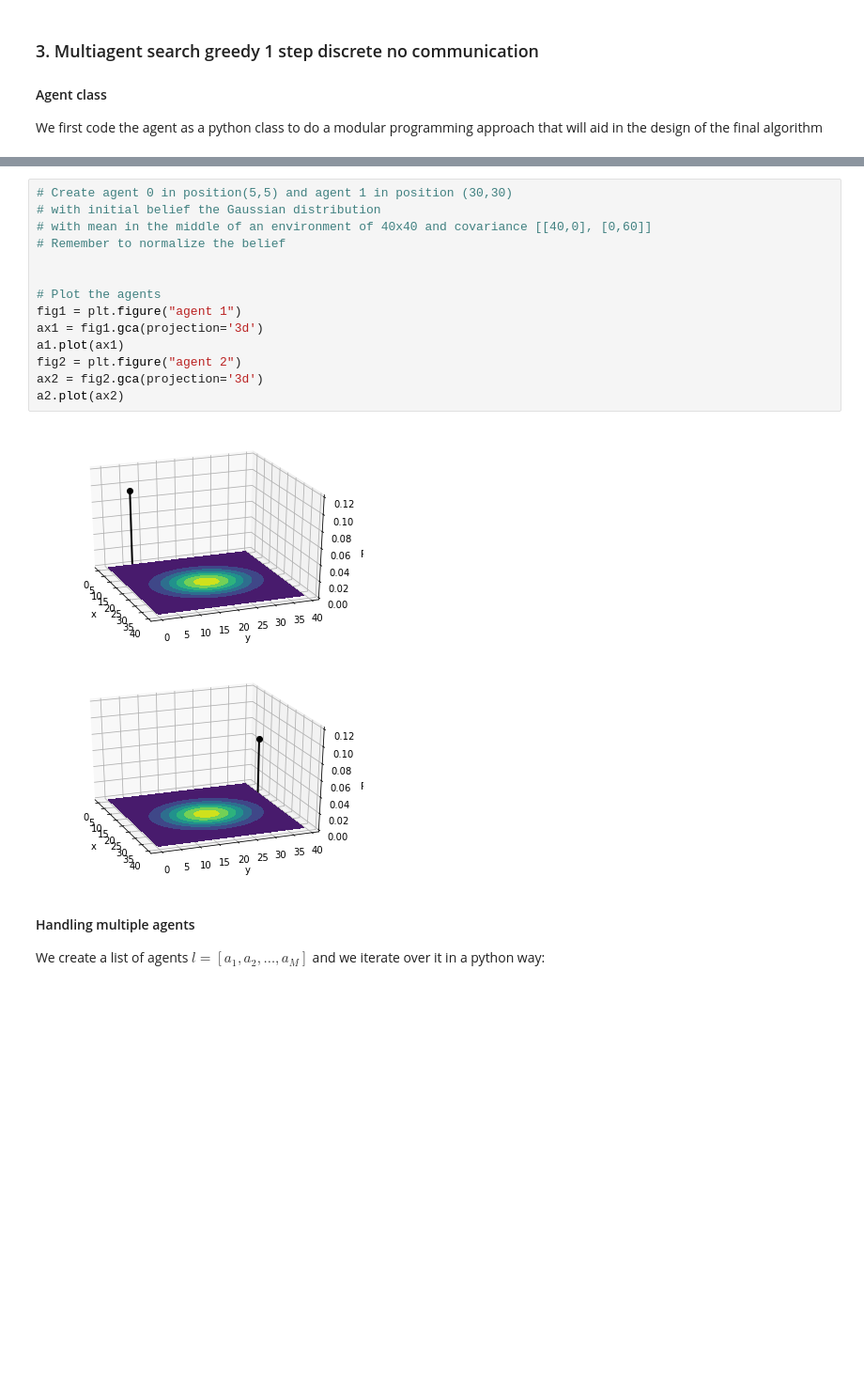
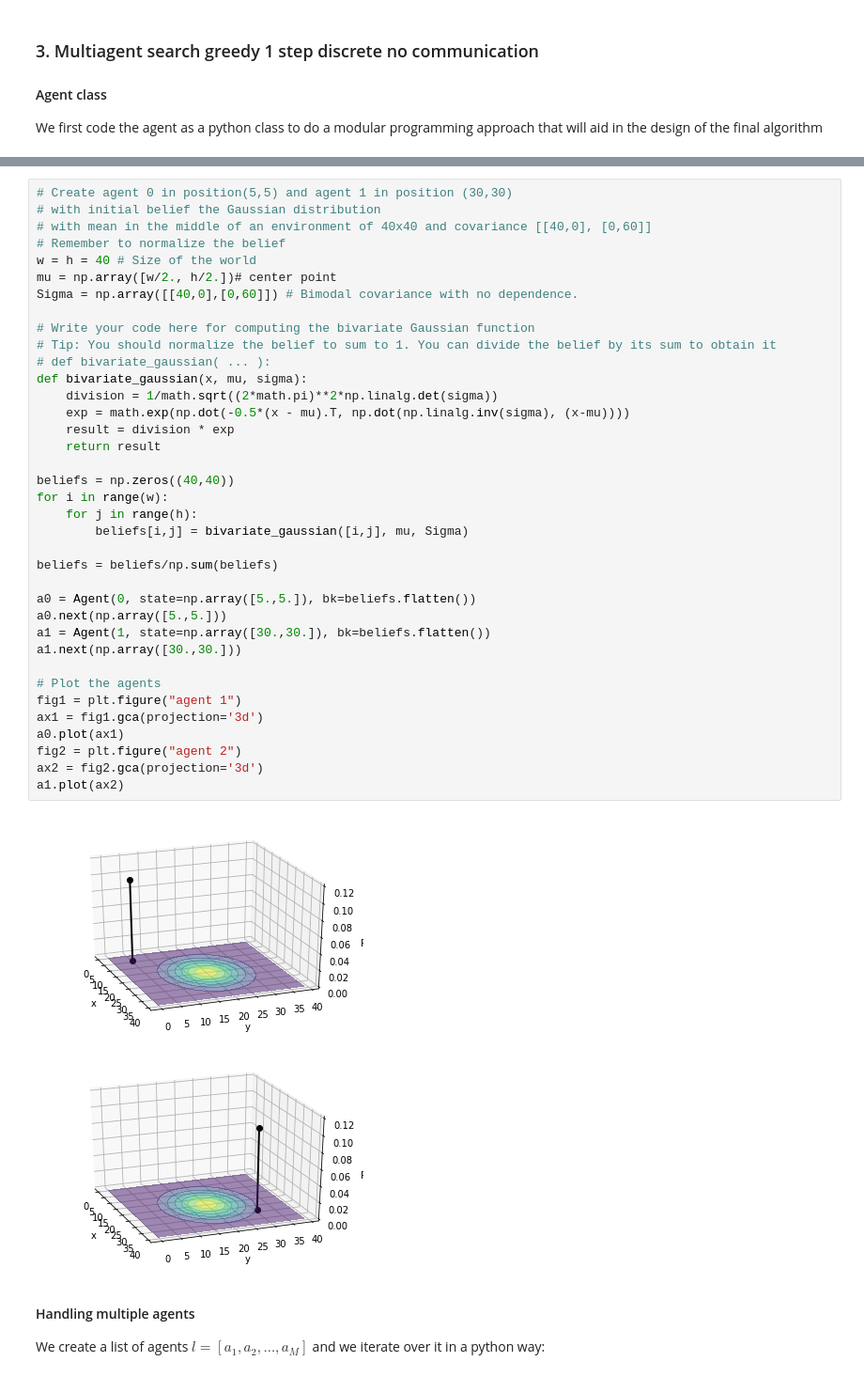
Before and after one commit to DKarakoc/Multi_Agents, a Jupyter notebook: multiagent_assignment_part2.ipynb, the cells around one changed output, grey strips where cells are left out. Shown at 94% size. Cells and saved outputs as stored; diff of their text form; blank space fills up the shorter version.

```diff
--- a/multiagent_assignment_part2.ipynb
+++ b/multiagent_assignment_part2.ipynb
@@ -145,20 +177,43 @@ a.plot(ax)
 # %%
 # Create agent 0 in position(5,5) and agent 1 in position (30,30)
 # with initial belief the Gaussian distribution
 # with mean in the middle of an environment of 40x40 and covariance [[40,0], [0,60]]
 # Remember to normalize the belief
+w = h = 40 # Size of the world
+mu = np.array([w/2., h/2.])# center point
+Sigma = np.array([[40,0],[0,60]]) # Bimodal covariance with no dependence.
 
+# Write your code here for computing the bivariate Gaussian function
+# Tip: You should normalize the belief to sum to 1. You can divide the belief by its sum to obtain it
+# def bivariate_gaussian( ... ):
+def bivariate_gaussian(x, mu, sigma):
+    division = 1/math.sqrt((2*math.pi)**2*np.linalg.det(sigma))
+    exp = math.exp(np.dot(-0.5*(x - mu).T, np.dot(np.linalg.inv(sigma), (x-mu))))
+    result = division * exp
+    return result
+
+beliefs = np.zeros((40,40))
+for i in range(w):
+    for j in range(h):
+        beliefs[i,j] = bivariate_gaussian([i,j], mu, Sigma)
+
+beliefs = beliefs/np.sum(beliefs)
+
+a0 = Agent(0, state=np.array([5.,5.]), bk=beliefs.flatten())
+a0.next(np.array([5.,5.]))
+a1 = Agent(1, state=np.array([30.,30.]), bk=beliefs.flatten())
+a1.next(np.array([30.,30.]))
 
 # Plot the agents
 fig1 = plt.figure("agent 1")
 ax1 = fig1.gca(projection='3d')
-a1.plot(ax1)
+a0.plot(ax1)
 fig2 = plt.figure("agent 2")
 ax2 = fig2.gca(projection='3d')
-a2.plot(ax2)
+a1.plot(ax2)
 # %% [output]
-[figure, old version]
+[figure, new version]
-[figure, old version]
+[figure, new version]
 # %% [markdown]
 #### Handling multiple agents
 We create a list of agents $l = [a_1,a_2,\ldots,a_M]$ and we iterate over it in a python way:
```
Also changed, not shown: parts of 7 cells of this notebook, 1 other file.
